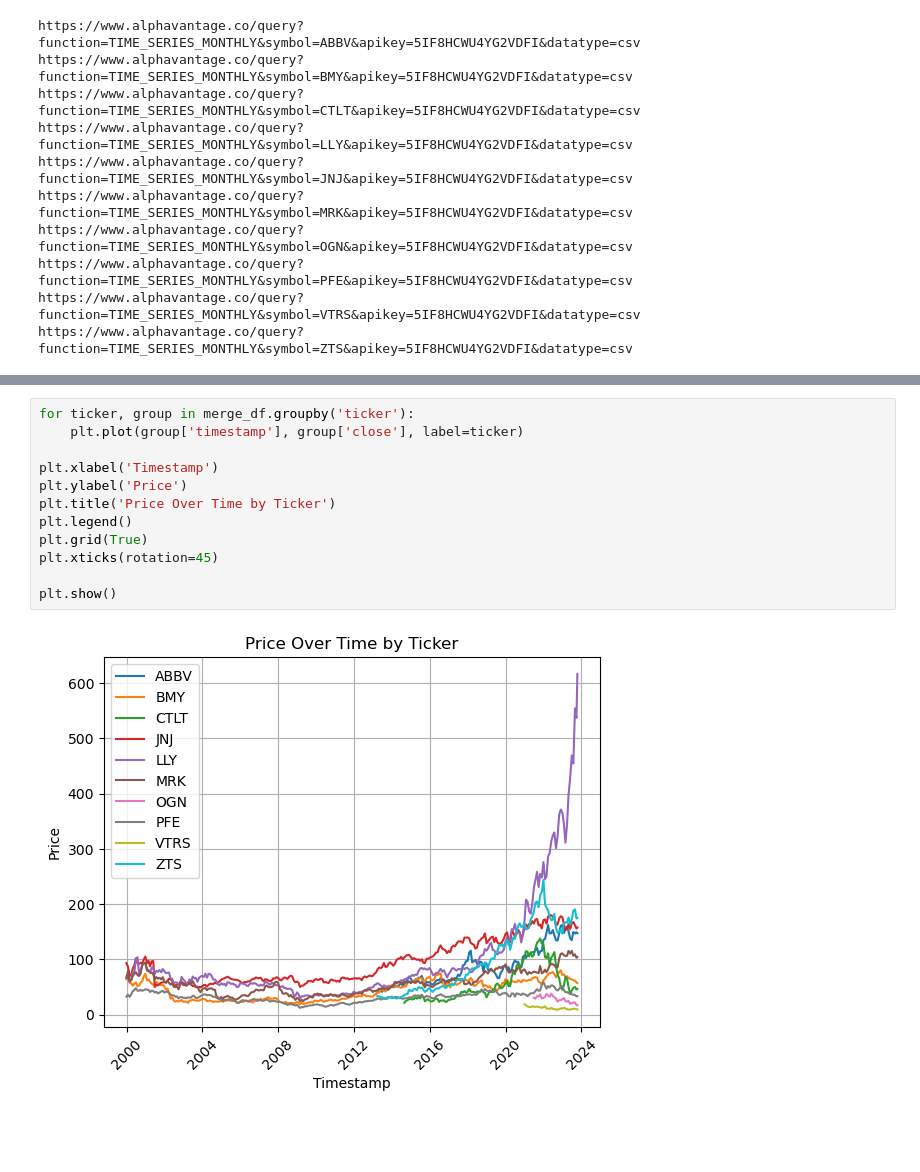
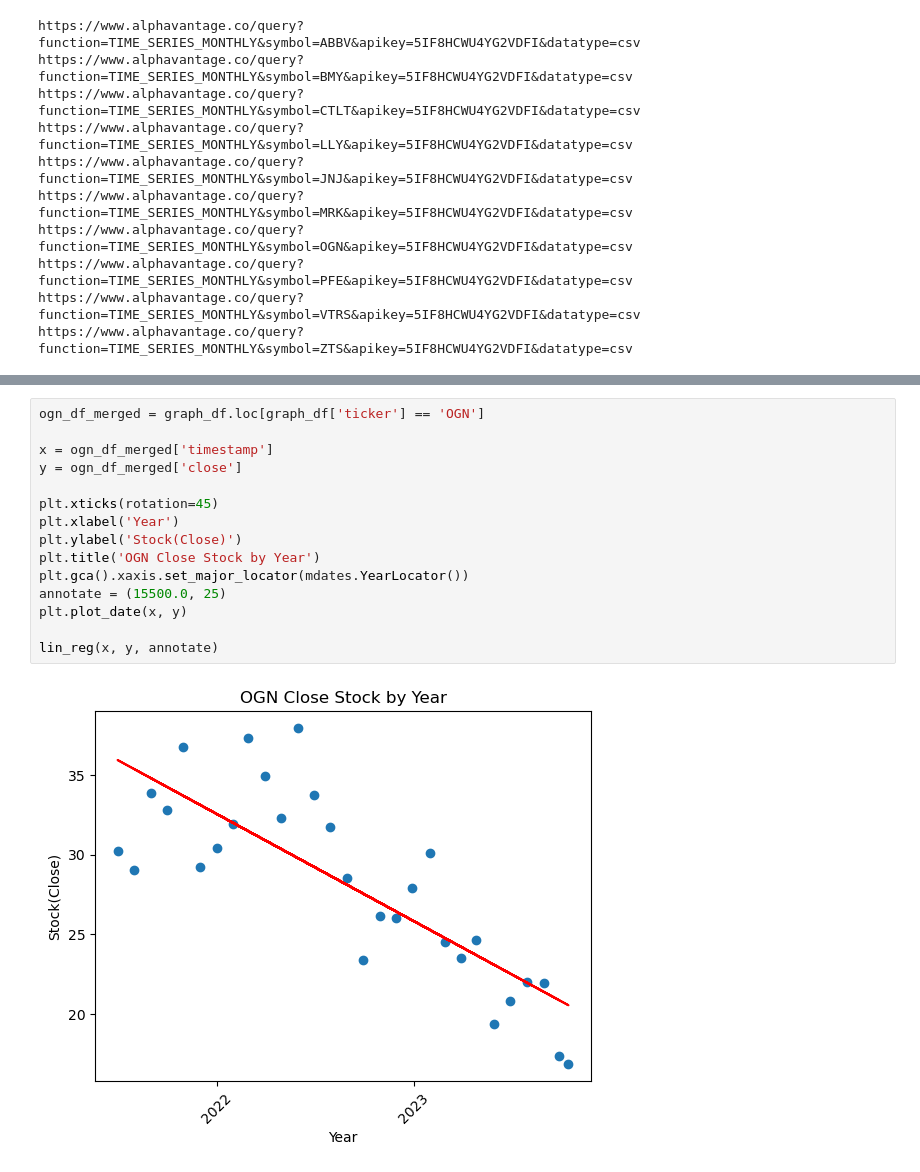
Before and after one commit to proctorsjackson/group_3_project_1, a Jupyter notebook: Project_1_Combined_Code.ipynb, the cells around one changed output, grey strips where cells are left out. Saved outputs shown, nothing was run; the diff lists cells and outputs as text; blank space fills up the shorter version.

```diff
--- a/Project_1_Combined_Code.ipynb
+++ b/Project_1_Combined_Code.ipynb
@@ -92,14 +116,17 @@ plt.scatter(x,y)
-# %%
-for ticker, group in merge_df.groupby('ticker'):
-    plt.plot(group['timestamp'], group['close'], label=ticker)
-
-plt.xlabel('Timestamp')
-plt.ylabel('Price')
-plt.title('Price Over Time by Ticker')
-plt.legend()
-plt.grid(True)
-plt.xticks(rotation=45)
-
-plt.show()
-# %% [output]
-[figure, removed]
+# %%
+ogn_df_merged = graph_df.loc[graph_df['ticker'] == 'OGN']
+
+x = ogn_df_merged['timestamp']
+y = ogn_df_merged['close']
+
+plt.xticks(rotation=45)
+plt.xlabel('Year')
+plt.ylabel('Stock(Close)')
+plt.title('OGN Close Stock by Year')
+plt.gca().xaxis.set_major_locator(mdates.YearLocator())
+annotate = (15500.0, 25)
+plt.plot_date(x, y)
+
+lin_reg(x, y, annotate)
+# %% [output]
+[figure, added]
```
Also changed, not shown: parts of 6 cells of this notebook.
